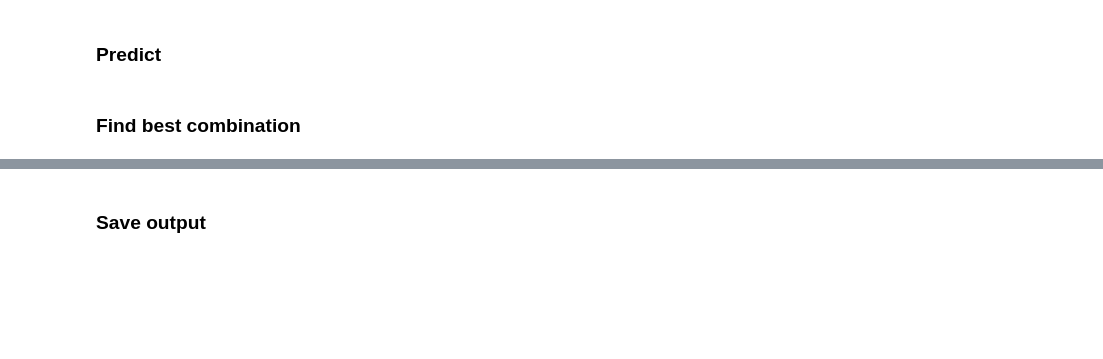
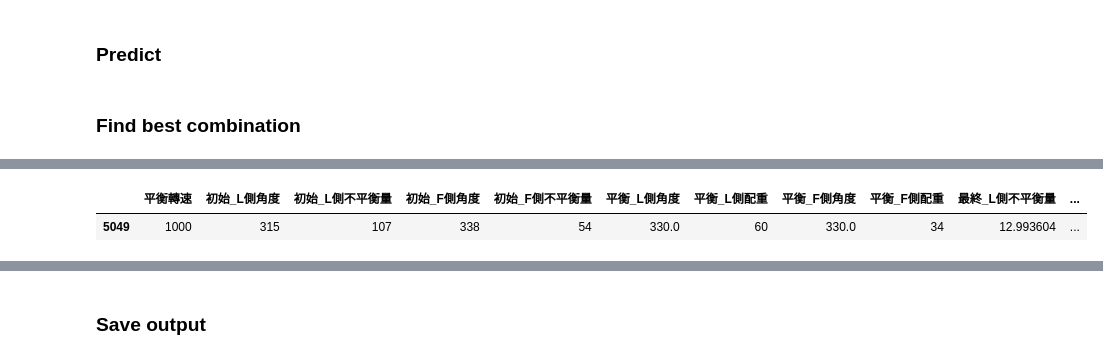
Before and after one commit to JulieKuo/balance_motor, a Jupyter notebook: pred.ipynb, the cells around one changed output, grey strips where cells are left out. Drawn from its saved outputs; the diff is of its cells as text; code cells hidden in the pictures; blank space fills up the shorter version.

```diff
--- a/pred.ipynb
+++ b/pred.ipynb
@@ -193,14 +305,3 @@ df_comb["最終_L側不平衡量"] = pred_l
 df_comb["最終_F側不平衡量"] = pred_f
 # %% [markdown]
 ### Find best combination
-# %%
-df_comb["總不平衡量"] = df_comb.eval("(abs(最終_L側不平衡量) + abs(最終_F側不平衡量))")
-# 先嚴格篩選，在寬鬆篩選
-df_comb1 = df_comb.query("((平衡_L側配重 > 0) and (平衡_F側配重 > 0)) and ((最終_L側不平衡量 >= 0.1) and (最終_F側不平衡量 >= 0.1))")
-if len(df_comb1) == 0:
-    df_comb1 = df_comb.query("(最終_L側不平衡量 >= 0.1) and (最終_F側不平衡量 > 0.1)")
-if len(df_comb1) == 0:
-    df_comb1 = df_comb.copy()
-comb_index = df_comb1["總不平衡量"].idxmin()
-result = df_comb.loc[[comb_index]]
-result
@@ -214,0 +308,23 @@ result = result.to_dict(orient = "records")[0]
+# %%
+df_comb["初始_總不平衡量"] = df_comb.eval("(abs(初始_L側不平衡量) + abs(初始_F側不平衡量))")
+df_comb["最終_總不平衡量"] = df_comb.eval("(abs(最終_L側不平衡量) + abs(最終_F側不平衡量))")
+
+# 正常不可能低於0.1
+df_comb1 = df_comb.query("(最終_L側不平衡量 >= 0.1) and (最終_F側不平衡量 >= 0.1)")
+if not df_comb1.empty:
+    df_comb = df_comb1.reset_index(drop = True)
+
+# 先嚴格篩選，再寬鬆篩選
+df_comb2 = df_comb.query("((平衡_L側配重 > 0) and (平衡_F側配重 > 0)) and (最終_總不平衡量 < 初始_總不平衡量)")
+if df_comb2.empty:
+    df_comb2 = df_comb.query("(最終_總不平衡量 < 初始_總不平衡量)")
+if df_comb2.empty:
+    df_comb2 = df_comb.copy()
+
+# 抓出最終_總不平衡量最小的作為回傳結果
+comb_index1 = df_comb2["最終_總不平衡量"].idxmin()
+result1 = df_comb.loc[[comb_index1]]
+result1
+# %% [output]
+|  | 平衡轉速 | 初始_L側角度 | 初始_L側不平衡量 | 初始_F側角度 | 初始_F側不平衡量 | 平衡_L側角度 | 平衡_L側配重 | 平衡_F側角度 | 平衡_F側配重 | 最終_L側不平衡量 | ... |
+| 5049 | 1000 | 315 | 107 | 338 | 54 | 330.0 | 60 | 330.0 | 34 | 12.993604 | ... |
```
Also changed, not shown: parts of 28 cells of this notebook, 9 other files.
